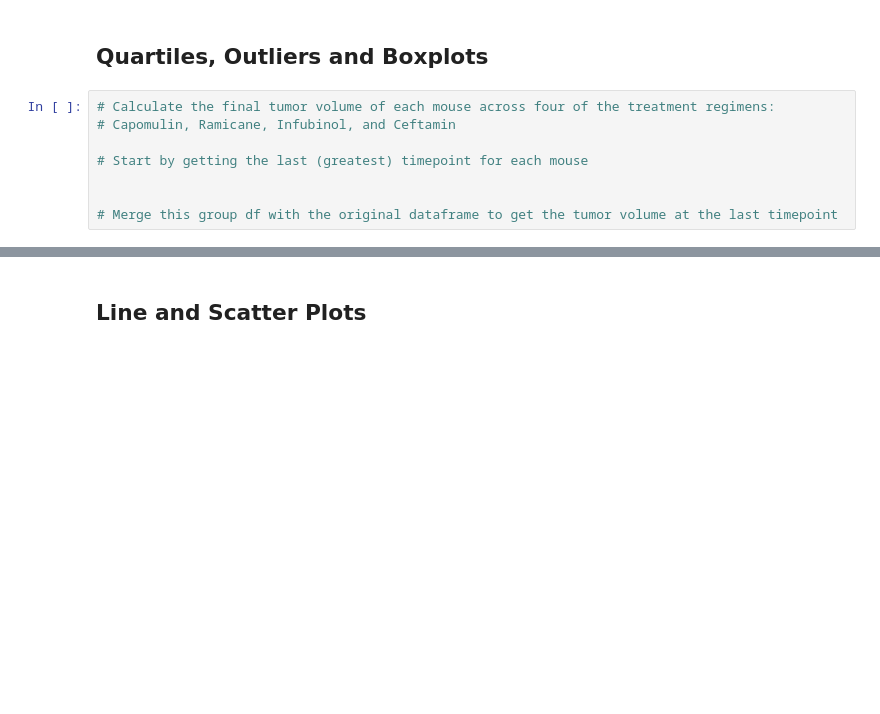
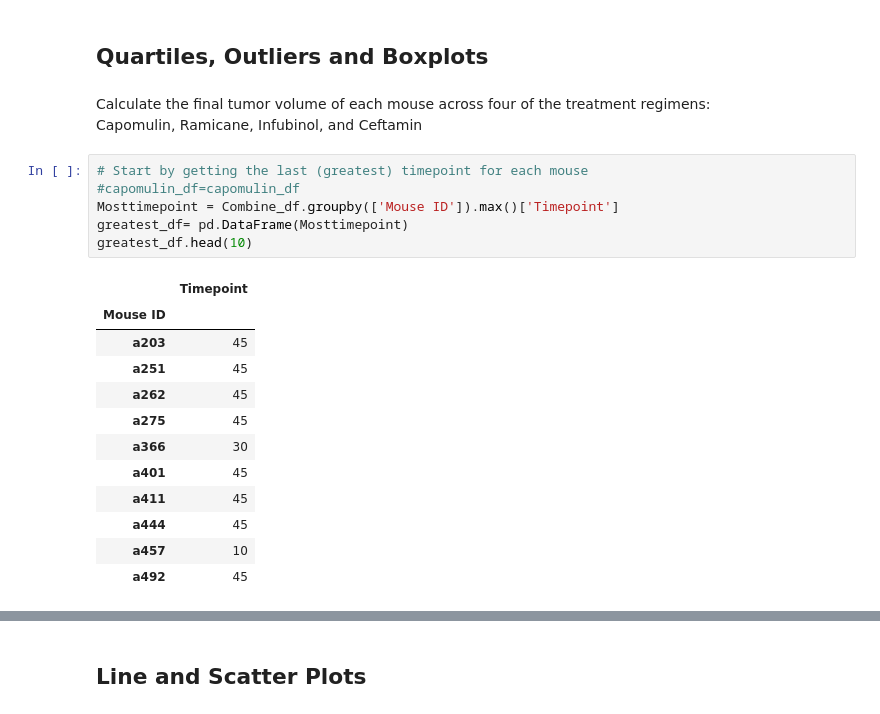
Before and after one commit to ah2009/Matplotlib-Challenge, a Jupyter notebook: Pymaceuticals/pymaceuticals_starter-ah.ipynb, the cells around one changed output, grey strips where cells are left out. Saved outputs shown, nothing was run; the diff lists cells and outputs as text; blank space fills up the shorter version.

```diff
--- a/Pymaceuticals/pymaceuticals_starter-ah.ipynb
+++ b/Pymaceuticals/pymaceuticals_starter-ah.ipynb
@@ -172,10 +210,24 @@ TypeError: 'DataFrame' object is not callable
 # %% [markdown]
 ## Quartiles, Outliers and Boxplots
-# %%
-# Calculate the final tumor volume of each mouse across four of the treatment regimens:
-# Capomulin, Ramicane, Infubinol, and Ceftamin
-
-# Start by getting the last (greatest) timepoint for each mouse
-
-
-# Merge this group df with the original dataframe to get the tumor volume at the last timepoint
+# %% [markdown]
+Calculate the final tumor volume of each mouse across four of the treatment regimens:
+Capomulin, Ramicane, Infubinol, and Ceftamin
+# %%
+# Start by getting the last (greatest) timepoint for each mouse
+#capomulin_df=capomulin_df
+Mosttimepoint = Combine_df.groupby(['Mouse ID']).max()['Timepoint']
+greatest_df= pd.DataFrame(Mosttimepoint)
+greatest_df.head(10)
+# %% [output]
+|  | Timepoint |
+| Mouse ID |  |
+| a203 | 45 |
+| a251 | 45 |
+| a262 | 45 |
+| a275 | 45 |
+| a366 | 30 |
+| a401 | 45 |
+| a411 | 45 |
+| a444 | 45 |
+| a457 | 10 |
+| a492 | 45 |
```
Also changed, not shown: parts of 19 cells of this notebook, 6 other files.
